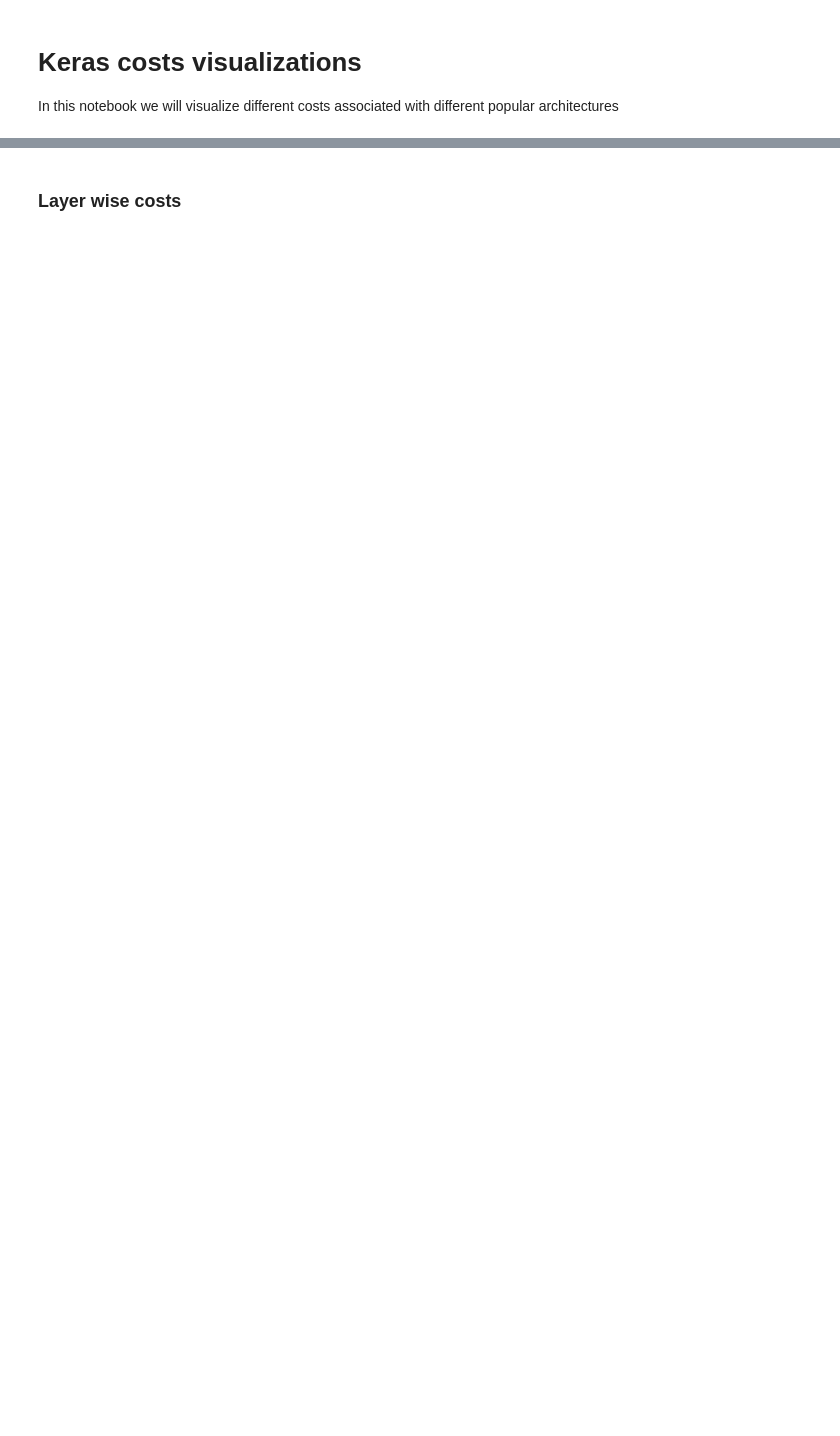
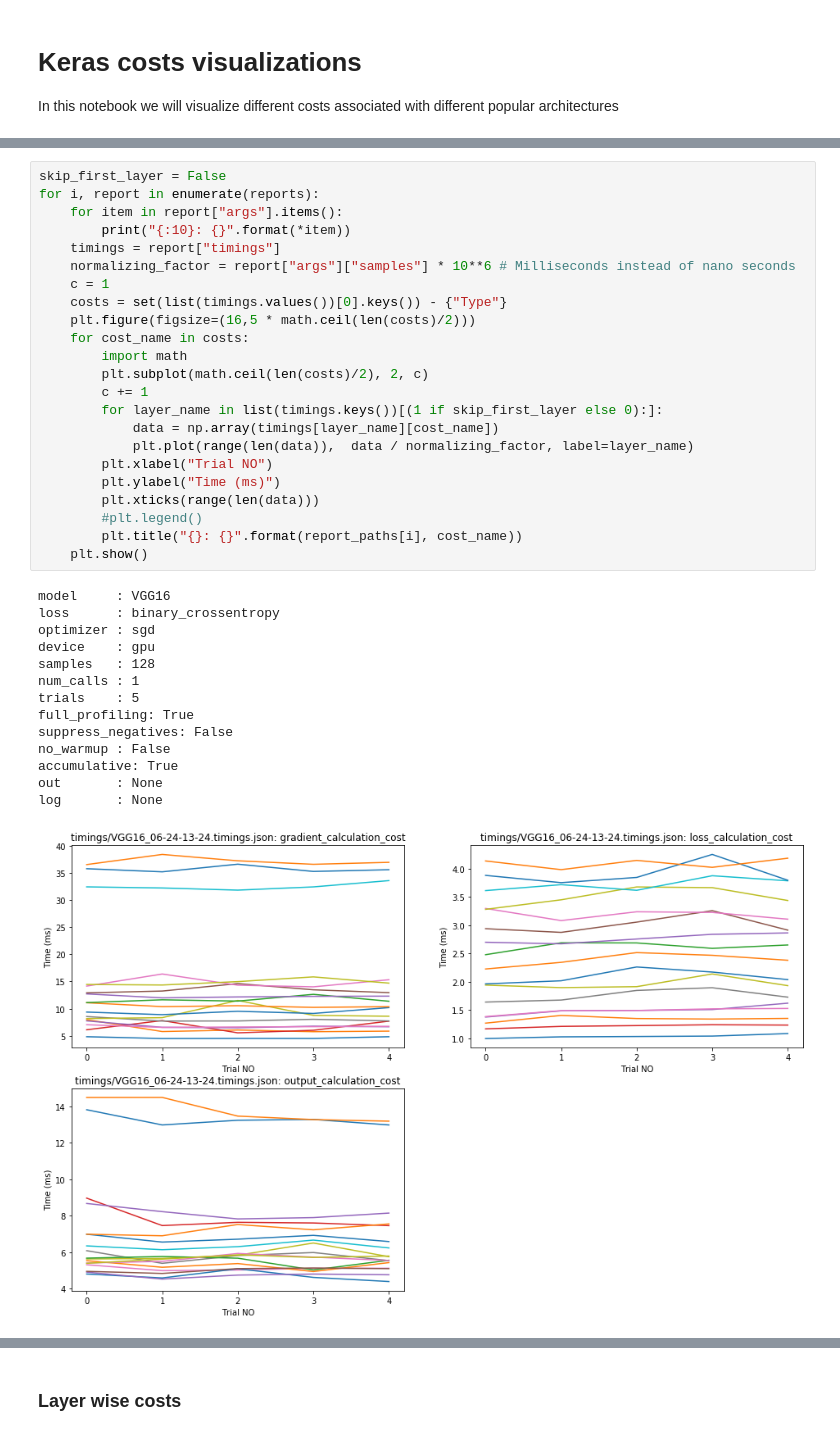
Before and after one commit to ChenYuHo/schedule-simulator, a Jupyter notebook: model_extraction/timing_profile_visualization.ipynb, the cells around one changed output, grey strips where cells are left out. Cells and saved outputs as stored; diff of their text form; blank space fills up the shorter version.

```diff
--- a/model_extraction/timing_profile_visualization.ipynb
+++ b/model_extraction/timing_profile_visualization.ipynb
@@ -12,0 +17,38 @@ for path in report_paths:
+# %%
+skip_first_layer = False
+for i, report in enumerate(reports):
+    for item in report["args"].items():
+        print("{:10}: {}".format(*item))
+    timings = report["timings"]
+    normalizing_factor = report["args"]["samples"] * 10**6 # Milliseconds instead of nano seconds
+    c = 1
+    costs = set(list(timings.values())[0].keys()) - {"Type"}
+    plt.figure(figsize=(16,5 * math.ceil(len(costs)/2)))
+    for cost_name in costs:
+        import math
+        plt.subplot(math.ceil(len(costs)/2), 2, c)
+        c += 1
+        for layer_name in list(timings.keys())[(1 if skip_first_layer else 0):]:
+            data = np.array(timings[layer_name][cost_name])
+            plt.plot(range(len(data)),  data / normalizing_factor, label=layer_name)
+        plt.xlabel("Trial NO")
+        plt.ylabel("Time (ms)")
+        plt.xticks(range(len(data)))
+        #plt.legend()
+        plt.title("{}: {}".format(report_paths[i], cost_name))
+    plt.show()
+# %% [output]
+model     : VGG16
+loss      : binary_crossentropy
+optimizer : sgd
+device    : gpu
+samples   : 128
+num_calls : 1
+trials    : 5
+full_profiling: True
+suppress_negatives: False
+no_warmup : False
+accumulative: True
+out       : None
+log       : None
+[figure, added]
```
Also changed, not shown: parts of 4 cells of this notebook, 14 other files.
